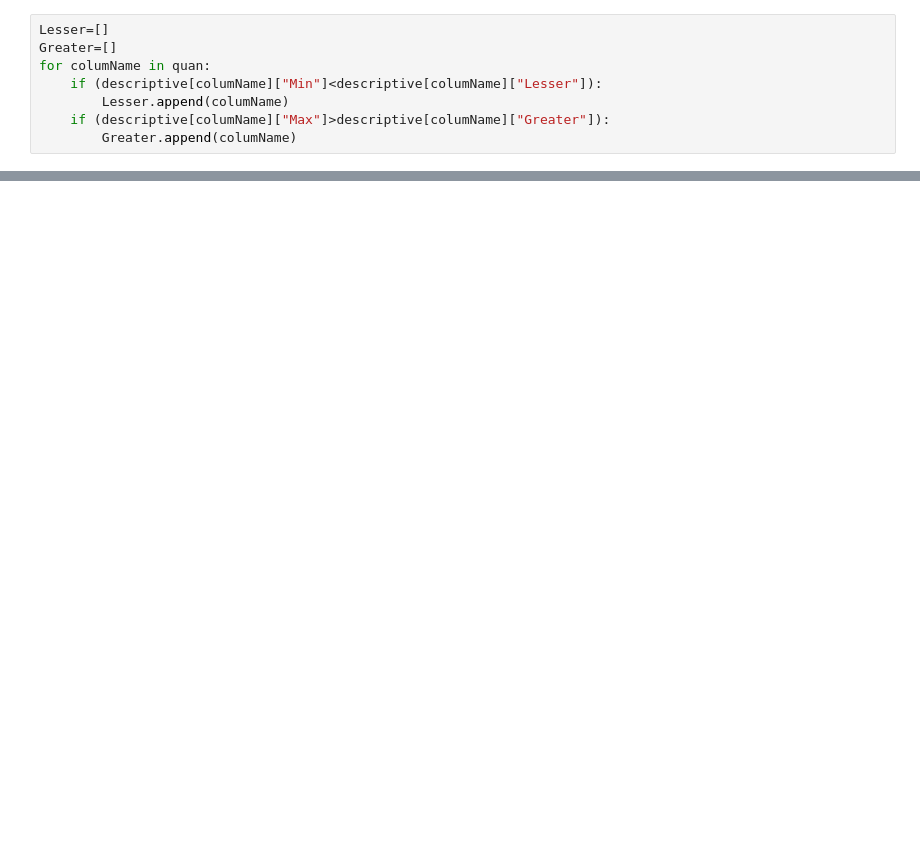
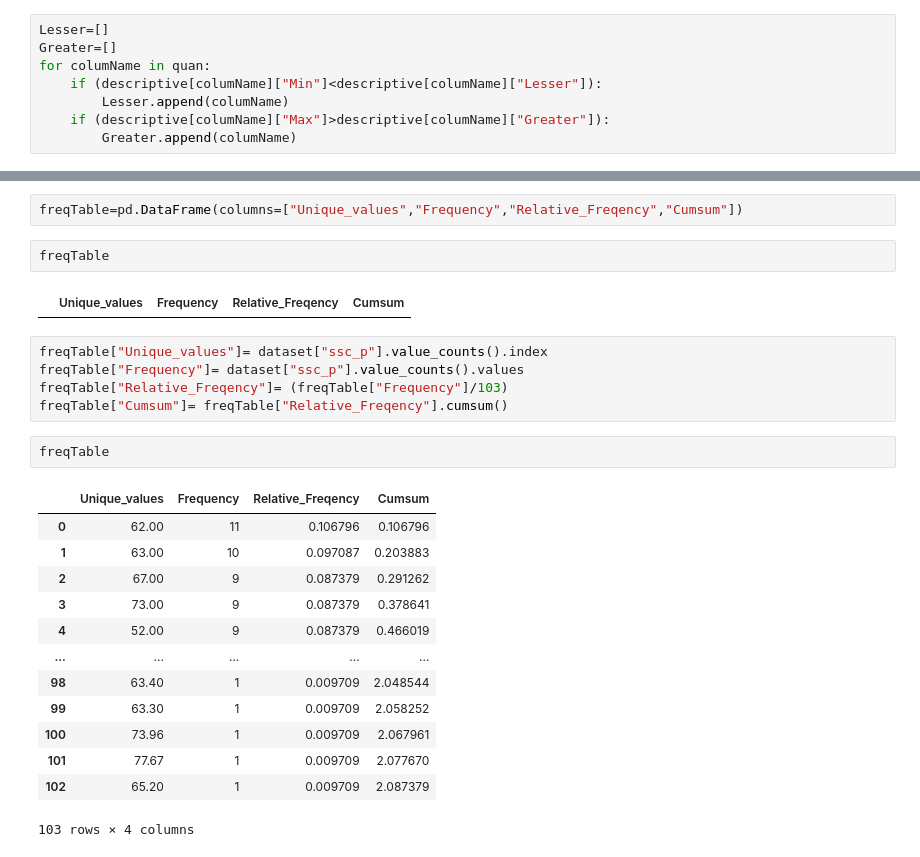
Before and after one commit to AI23mani/centeral-Tendency, a Jupyter notebook: Central tendency.ipynb, the cells around one changed output, grey strips where cells are left out. Saved outputs shown, nothing was run; the diff lists cells and outputs as text; blank space fills up the shorter version.

```diff
--- a/Central tendency.ipynb
+++ b/Central tendency.ipynb
@@ -447,0 +422,27 @@ Greater
+# %%
+freqTable=pd.DataFrame(columns=["Unique_values","Frequency","Relative_Freqency","Cumsum"])
+# %%
+freqTable
+# %% [output]
+|  | Unique_values | Frequency | Relative_Freqency | Cumsum |
+# %%
+freqTable["Unique_values"]= dataset["ssc_p"].value_counts().index
+freqTable["Frequency"]= dataset["ssc_p"].value_counts().values
+freqTable["Relative_Freqency"]= (freqTable["Frequency"]/103)
+freqTable["Cumsum"]= freqTable["Relative_Freqency"].cumsum()
+# %%
+freqTable
+# %% [output]
+|  | Unique_values | Frequency | Relative_Freqency | Cumsum |
+| 0 | 62.00 | 11 | 0.106796 | 0.106796 |
+| 1 | 63.00 | 10 | 0.097087 | 0.203883 |
+| 2 | 67.00 | 9 | 0.087379 | 0.291262 |
+| 3 | 73.00 | 9 | 0.087379 | 0.378641 |
+| 4 | 52.00 | 9 | 0.087379 | 0.466019 |
+| ... | ... | ... | ... | ... |
+| 98 | 63.40 | 1 | 0.009709 | 2.048544 |
+| 99 | 63.30 | 1 | 0.009709 | 2.058252 |
+| 100 | 73.96 | 1 | 0.009709 | 2.067961 |
+| 101 | 77.67 | 1 | 0.009709 | 2.077670 |
+| 102 | 65.20 | 1 | 0.009709 | 2.087379 |
+103 rows × 4 columns
```
Also changed, not shown: parts of 25 cells of this notebook.
